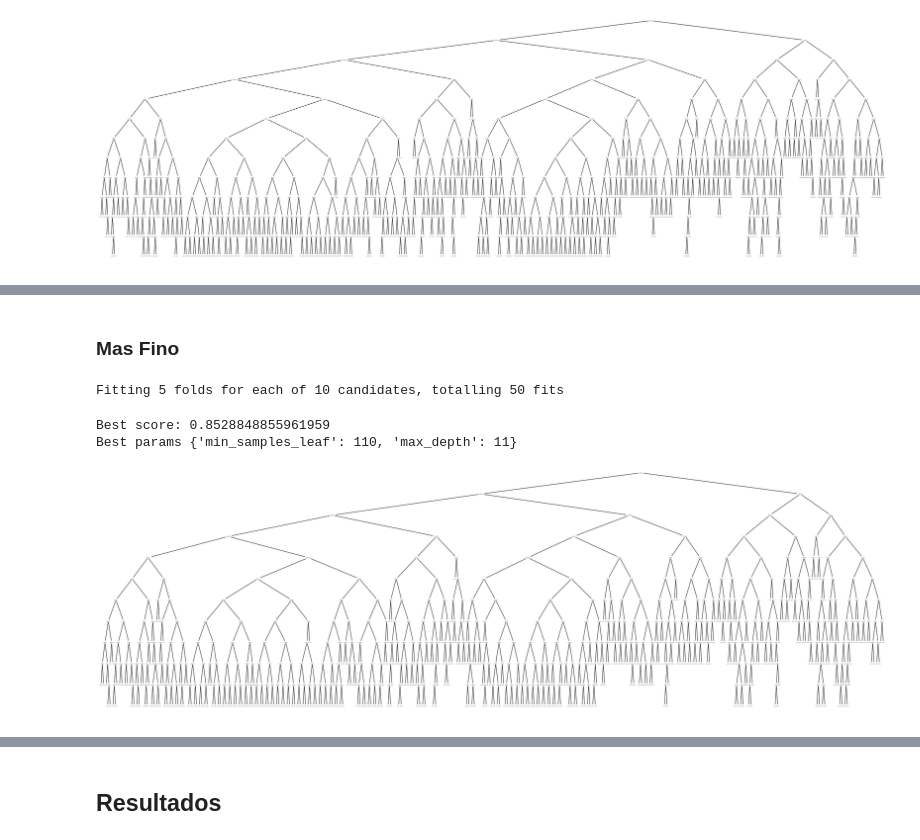
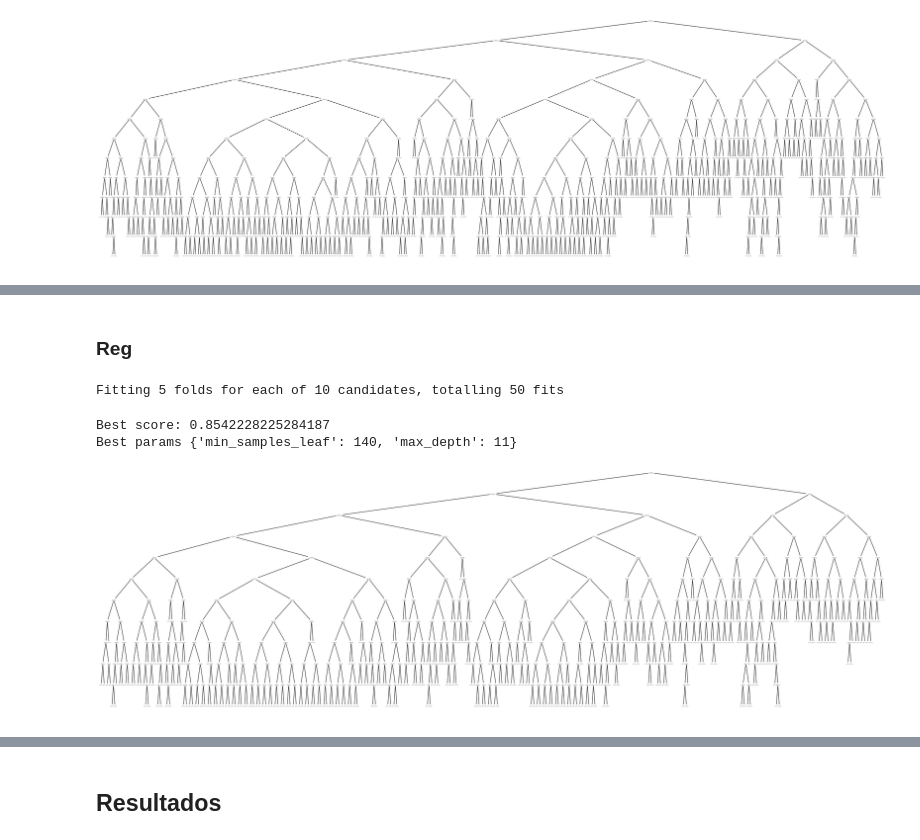
Before and after one commit to NicolasEzequielZulaicaRivera/OD_TPS, a Jupyter notebook: TP2/arbol.ipynb, the cells around one changed output, grey strips where cells are left out. Drawn from its saved outputs; the diff is of its cells as text; code cells hidden in the pictures.

```diff
--- a/TP2/arbol.ipynb
+++ b/TP2/arbol.ipynb
@@ -40,3 +40,4 @@ targetBooleano(df_targ, inplace=True)
 reemplazarNulls(df_feat , inplace=True)
 reemplazarCategoricas(df_feat , inplace=True)
 reemplazarFechas(df_feat , inplace=True)
+df_feat_r = regularizar(df_feat)
@@ -78,6 +65,10 @@ memory usage: 18.1 MB
 train_feat, val_feat, train_targ, val_targ = train_val( df_feat, df_targ )
 train_targ = train_targ.llovieron_hamburguesas_al_dia_siguiente
 val_targ = val_targ.llovieron_hamburguesas_al_dia_siguiente
+# %%
+train_feat_r, val_feat_r, train_targ_r, val_targ_r = train_val( df_feat_r, df_targ )
+train_targ_r = train_targ_r.llovieron_hamburguesas_al_dia_siguiente
+val_targ_r = val_targ_r.llovieron_hamburguesas_al_dia_siguiente
 # %% [markdown]
 ## Entrenamiento
 # %% [markdown]
@@ -170,38 +159,39 @@ CONFUSION MATRIX
 # %% [markdown]
-### Mas Fino
+### Reg
 # %%
-if( runDouble ):
-    arbol = DecisionTreeClassifier(random_state=1)
+if( runReg ):
+    arbol_r = DecisionTreeClassifier(random_state=1)
     params = {'max_depth': np.arange(8, 12, 1), 'min_samples_leaf': np.arange(50, 150, 10)}
 
-    randomSearch = RandomizedSearchCV(
-        arbol,
+    grid_r = RandomizedSearchCV(
+        arbol_r,
         params,
         scoring='roc_auc',
         n_jobs=MAX_JOBS,
         return_train_score=True,
         verbose=1
-    ).fit(train_feat, train_targ)
+    ).fit(train_feat_r, train_targ_r)
 
     # Guardar
-    if(saveDouble):
-        dump(randomSearch, 'models/Tree/randomSearch.sk')
+    if(saveReg):
+        dump(grid_r, 'models/Tree/grid_r.sk')
+        dump(grid_r.best_estimator_, 'models/Tree/arbol_r.sk')
 else:
     # Cargar
-    randomSearch = load('models/Tree/randomSearch.sk')
+    grid_r = load('models/Tree/grid_r.sk')
 # %% [output]
 Fitting 5 folds for each of 10 candidates, totalling 50 fits
 # %%
-print(f"Best score: {randomSearch.best_score_}")
-print(f"Best params {randomSearch.best_params_}")
+print(f"Best score: {grid_r.best_score_}")
+print(f"Best params {grid_r.best_params_}")
 # %% [output]
-Best score: 0.8528848855961959
-Best params {'min_samples_leaf': 110, 'max_depth': 11}
+Best score: 0.8542228225284187
+Best params {'min_samples_leaf': 140, 'max_depth': 11}
 # %%
-arbol_rand = randomSearch.best_estimator_
+arbol_r = grid_r.best_estimator_
 # %%
 plt.figure(dpi=150,figsize=(15, 5))
-tree.plot_tree(arbol_rand);
+tree.plot_tree(arbol_r);
 # %% [output]
-[figure, old version]
+[figure, new version]
 # %%
```
Also changed, not shown: parts of 11 cells of this notebook, 15 other files.
